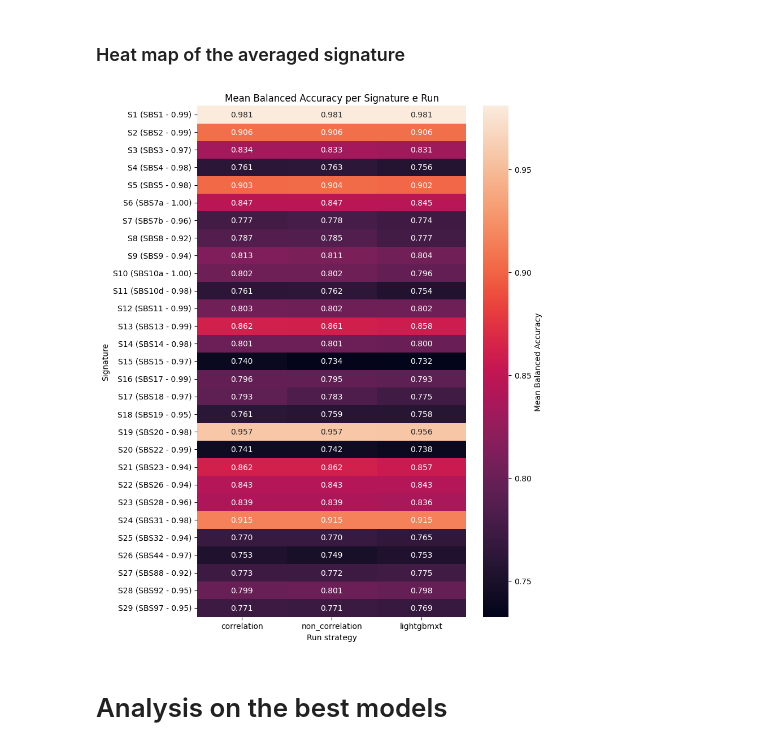
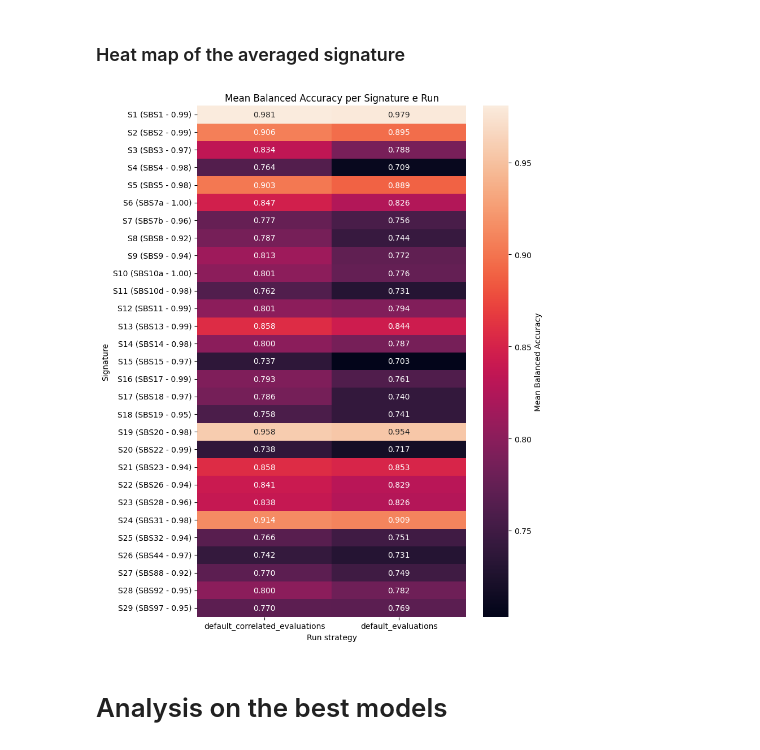
Before and after one commit to MassimoZarantonello2/SignatureInference, a Jupyter notebook: scripts/toronto_autogluone_evalutaions.ipynb, the cells around one changed output. Saved outputs shown, nothing was run; the diff lists cells and outputs as text; code cells hidden in the pictures.

```diff
--- a/scripts/toronto_autogluone_evalutaions.ipynb
+++ b/scripts/toronto_autogluone_evalutaions.ipynb
@@ -246,9 +286,9 @@ plot_boxplot_accuracy_by_sampling(def_uncorr_rs, def_uncorr_rs, def_light)
 # %% [markdown]
 ### Heat map of the averaged signature
-# %%
-plot_signature_heatmap(def_corr_rs, def_uncorr_rs, def_light)
-# %% [output]
-[figure, removed]
+# %%
+plot_signature_heatmap(rss, files)
+# %% [output]
+[figure, added]
 # %% [markdown]
 # Analysis on the best models
 # %% [markdown]
```
Also changed, not shown: parts of 10 cells of this notebook, 19 other files.
